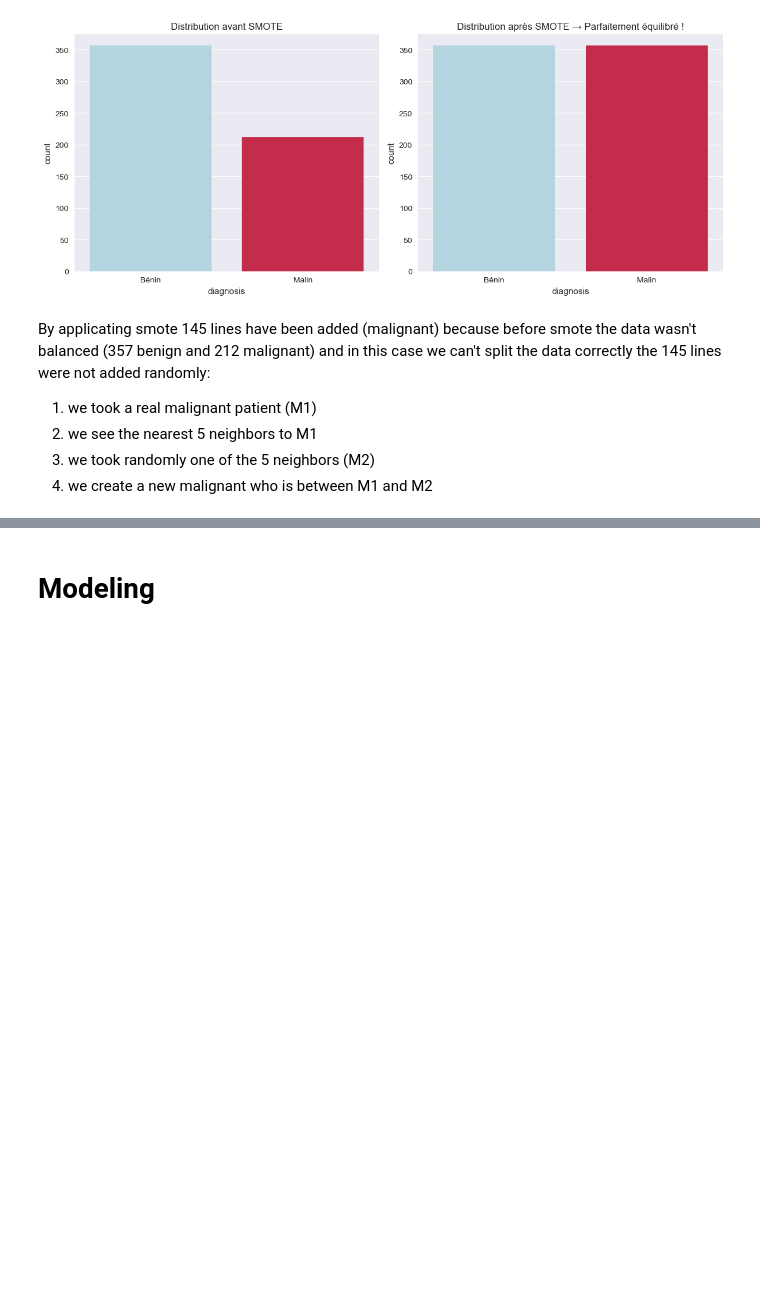
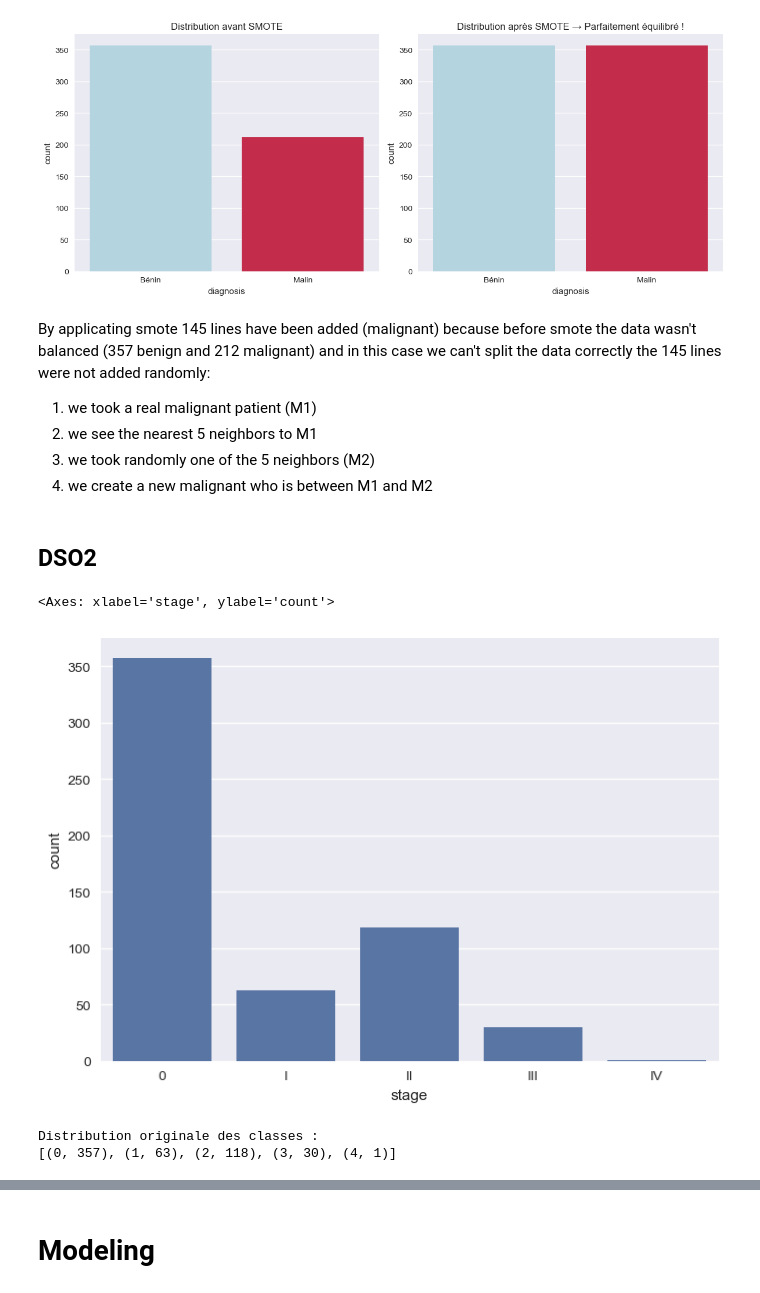
Before and after one commit to youssef060902/Algonomads_ML, a Jupyter notebook: Project.ipynb, the cells around one changed output, grey strips where cells are left out. Drawn from its saved outputs; the diff is of its cells as text; code cells hidden in the pictures; blank space fills up the shorter version.

Commit message:
data preparation dso2

```diff
--- a/Project.ipynb
+++ b/Project.ipynb
@@ -344,3 +344,55 @@ the 145 lines were not added randomly:
  2. we see the nearest 5 neighbors to M1
  3. we took randomly one of the 5 neighbors (M2)
  4. we create a new malignant who is between M1 and M2
+# %% [markdown]
+## DSO2
+# %%
+df_dso2 = df.copy()
+df_dso2['diagnosis'] = df_dso2['diagnosis'].map({0: 'B', 1: 'M'})
+
+df_mal = df_dso2[df_dso2['diagnosis'] == 'M'].copy()
+df_ben = df_dso2[df_dso2['diagnosis'] == 'B'].copy()
+
+worst_features = [
+    'radius_worst', 'perimeter_worst', 'area_worst',
+    'concave points_worst', 'concavity_worst', 'compactness_worst'
+]
+
+# Normalisation min-max uniquement sur les malins
+for col in worst_features:
+    min_val = df_mal[col].min()
+    max_val = df_mal[col].max()
+    df_mal[col + "_norm"] = (df_mal[col] - min_val) / (max_val - min_val + 1e-8)
+
+norm_cols = [col + "_norm" for col in worst_features]
+df_mal['aggressiveness_score'] = df_mal[norm_cols].mean(axis=1) * 100
+
+def create_stage(score):
+    if score <= 30: return 'I'
+    elif score <= 50: return 'II'
+    elif score <= 75: return 'III'
+    else: return 'IV'
+
+df_mal['stage'] = df_mal['aggressiveness_score'].apply(create_stage)
+df_ben['stage'] = '0'
+
+df_final = pd.concat([df_mal, df_ben], ignore_index=True)
+stage_map = {'0':0, 'I':1, 'II':2, 'III':3, 'IV':4}
+df_final['stage_encoded'] = df_final['stage'].map(stage_map)
+
+import seaborn as sns
+sns.countplot(x='stage', data=df_final, order=['0','I','II','III','IV'])
+# %% [output]
+<Axes: xlabel='stage', ylabel='count'>
+[figure, added]
+# %%
+from collections import Counter
+cols_to_drop = ['diagnosis', 'stage', 'aggressiveness_score'] + norm_cols
+X = df_final.drop(columns=cols_to_drop + ['stage_encoded'], errors='ignore')
+y = df_final['stage_encoded']
+
+print("Distribution originale des classes :")
+print(sorted(Counter(y).items()))
+# %% [output]
+Distribution originale des classes :
+[(0, 357), (1, 63), (2, 118), (3, 30), (4, 1)]
```
Also changed, not shown: parts of 7 cells of this notebook.
